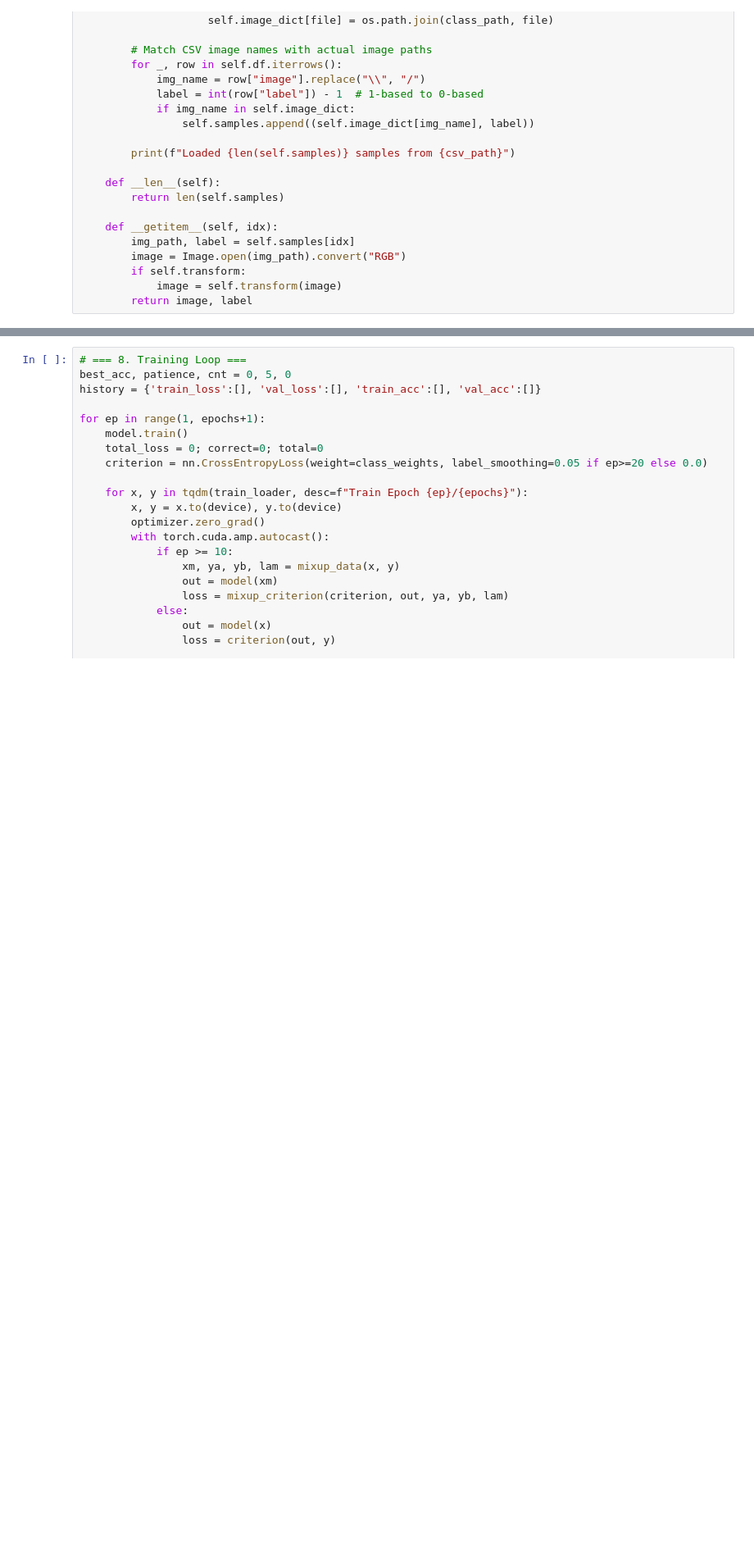
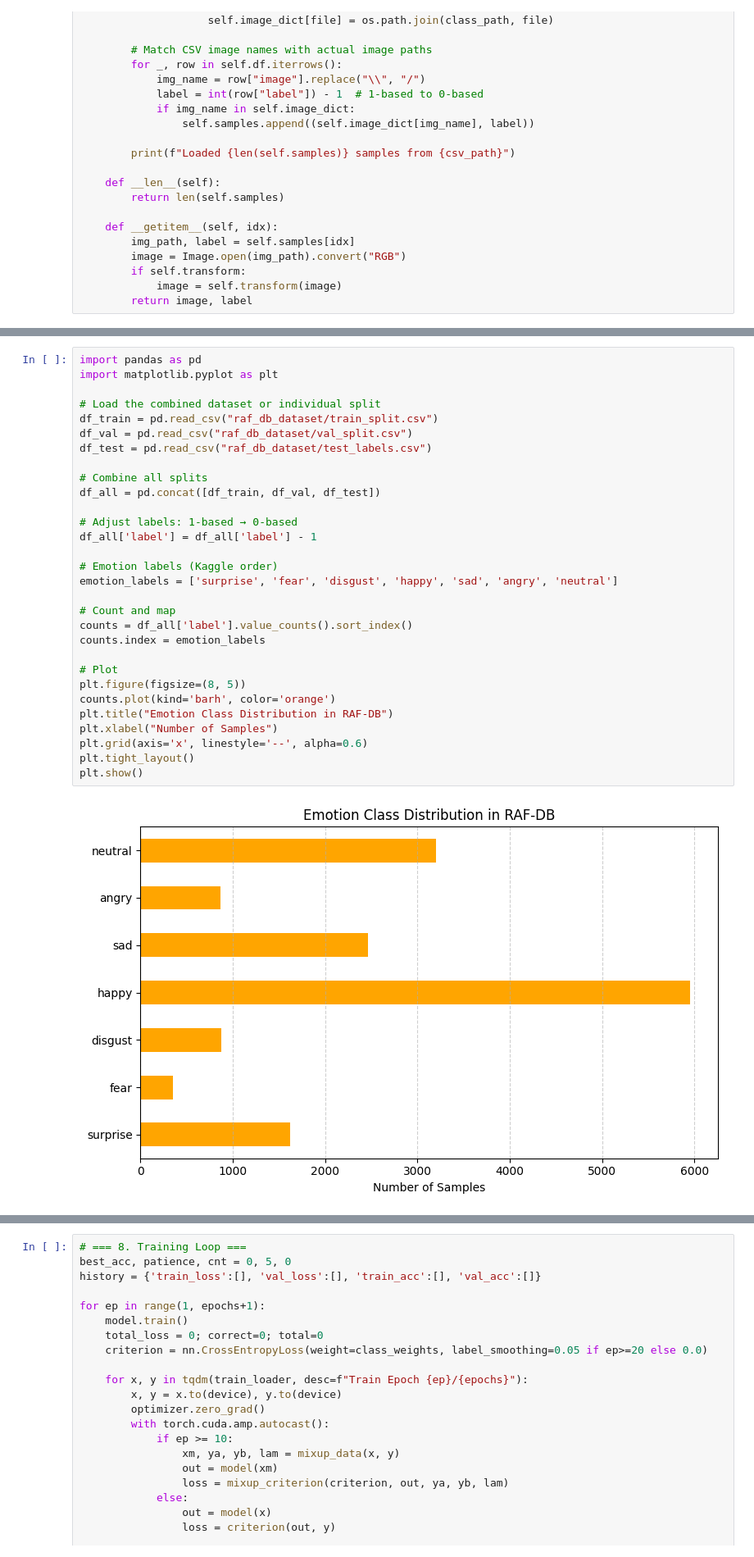
Before and after one commit to senghuyjr11/color_analysis, a Jupyter notebook: train_DenseNet_emotion.ipynb, the cells around one changed output, grey strips where cells are left out. Shown at 82% size. Cells and saved outputs as stored; diff of their text form; blank space fills up the shorter version.

```diff
--- a/train_DenseNet_emotion.ipynb
+++ b/train_DenseNet_emotion.ipynb
@@ -87,6 +87,38 @@ test_loader  = DataLoader(test_ds, batch_size=64, shuffle=False, num_workers=0,
 Loaded 10430 samples from raf_db_dataset/train_split.csv
 Loaded 1841 samples from raf_db_dataset/val_split.csv
 Loaded 3068 samples from raf_db_dataset/test_labels.csv
+# %%
+import pandas as pd
+import matplotlib.pyplot as plt
+
+# Load the combined dataset or individual split
+df_train = pd.read_csv("raf_db_dataset/train_split.csv")
+df_val = pd.read_csv("raf_db_dataset/val_split.csv")
+df_test = pd.read_csv("raf_db_dataset/test_labels.csv")
+
+# Combine all splits
+df_all = pd.concat([df_train, df_val, df_test])
+
+# Adjust labels: 1-based → 0-based
+df_all['label'] = df_all['label'] - 1
+
+# Emotion labels (Kaggle order)
+emotion_labels = ['surprise', 'fear', 'disgust', 'happy', 'sad', 'angry', 'neutral']
+
+# Count and map
+counts = df_all['label'].value_counts().sort_index()
+counts.index = emotion_labels
+
+# Plot
+plt.figure(figsize=(8, 5))
+counts.plot(kind='barh', color='orange')
+plt.title("Emotion Class Distribution in RAF-DB")
+plt.xlabel("Number of Samples")
+plt.grid(axis='x', linestyle='--', alpha=0.6)
+plt.tight_layout()
+plt.show()
+# %% [output]
+[figure, added]
 # %%
 # === 6. Model + Criterion ===
 model = densenet121(weights=DenseNet121_Weights.DEFAULT)
```
Also changed, not shown: parts of 2 cells of this notebook, 2 other files.
